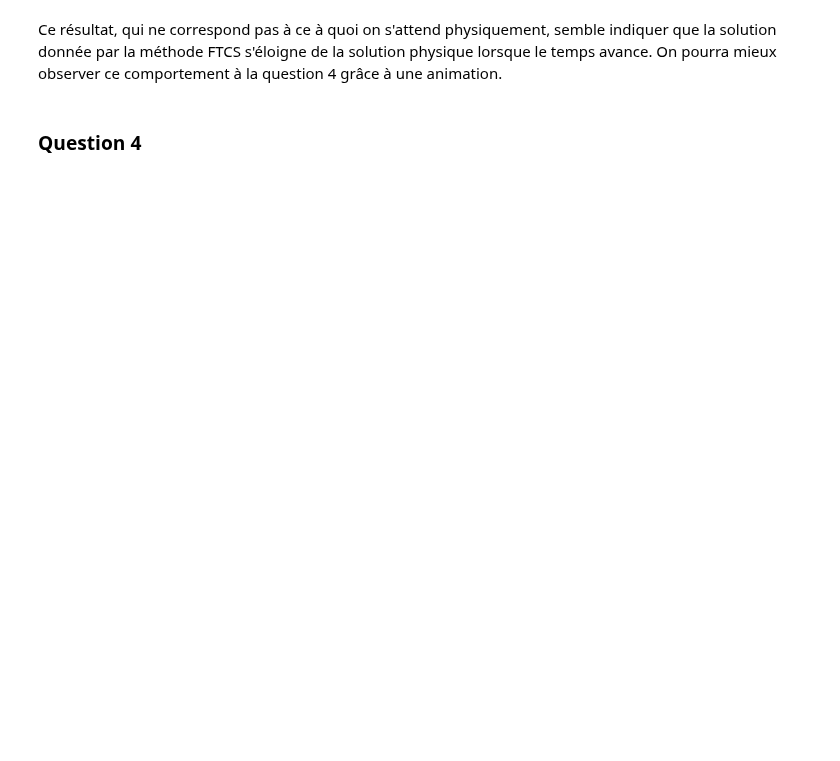
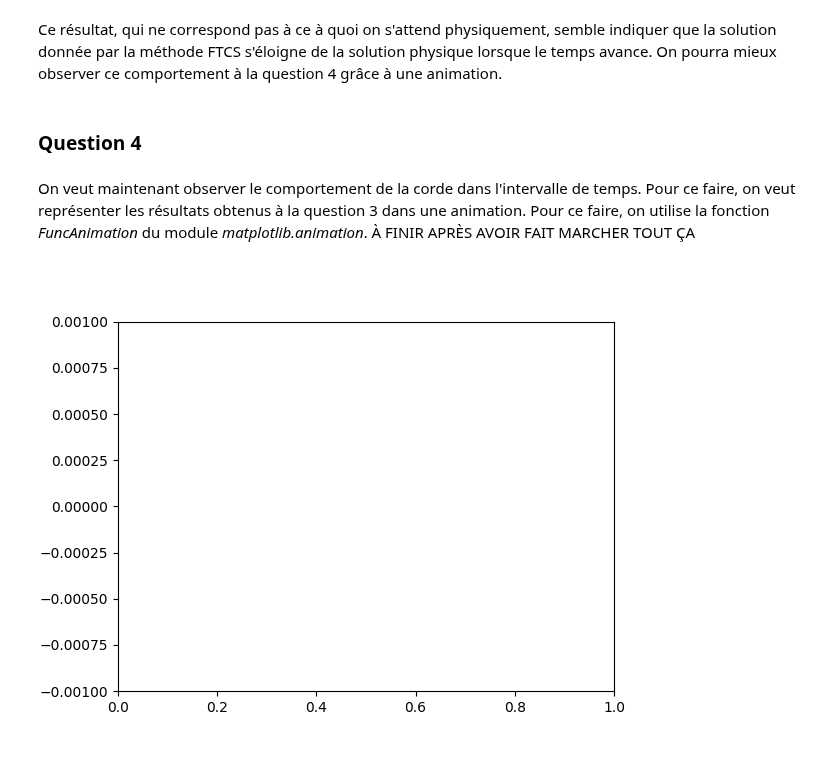
Before and after one commit to Jordan-Charest/PhysNum, a Jupyter notebook: TP4/TP4_Cla.ipynb, the cells around one changed output. Saved outputs shown, nothing was run; the diff lists cells and outputs as text; code cells hidden in the pictures; blank space fills up the shorter version.

```diff
--- a/TP4/TP4_Cla.ipynb
+++ b/TP4/TP4_Cla.ipynb
@@ -117,3 +119,32 @@ plt.show()
 Ce résultat, qui ne correspond pas à ce à quoi on s'attend physiquement, semble indiquer que la solution donnée par la méthode FTCS s'éloigne de la solution physique lorsque le temps avance. On pourra mieux observer ce comportement à la question 4 grâce à une animation.
 # %% [markdown]
 ### Question 4
+# %% [markdown]
+On veut maintenant observer le comportement de la corde dans l'intervalle de temps. Pour ce faire, on veut représenter les résultats obtenus à la question 3 dans une animation. Pour ce faire, on utilise la fonction *FuncAnimation* du module *matplotlib.animation*. À FINIR APRÈS AVOIR FAIT MARCHER TOUT ÇA
+# %%
+# création de la figure et la ligne qui contiendra les données
+fig2 = plt.figure()
+ax = plt.axes(xlim=(0, 1), ylim=(-0.001, 0.001))
+line, = ax.plot([], [], lw=2)
+
+# 1 frame pour 50 itérations temporelles
+phi_anim = phi[::50]
+psi_anim = psi[::50]
+
+# fonction d'initialisation
+def fonc_init():
+    line.set_data([], [])
+    return line,
+
+# fonction d'animation
+def anim(i):
+    x = np.linspace(0, 1, 100)
+    y = phi_anim[i]
+    line.set_data(x, y)
+    return line,
+
+# animation
+corde = FuncAnimation(fig2, anim, init_func=fonc_init, frames=100, interval=20, repeat=False)
+plt.show()
+# %% [output]
+[figure, added]
```
Also changed, not shown: parts of 2 cells of this notebook.
